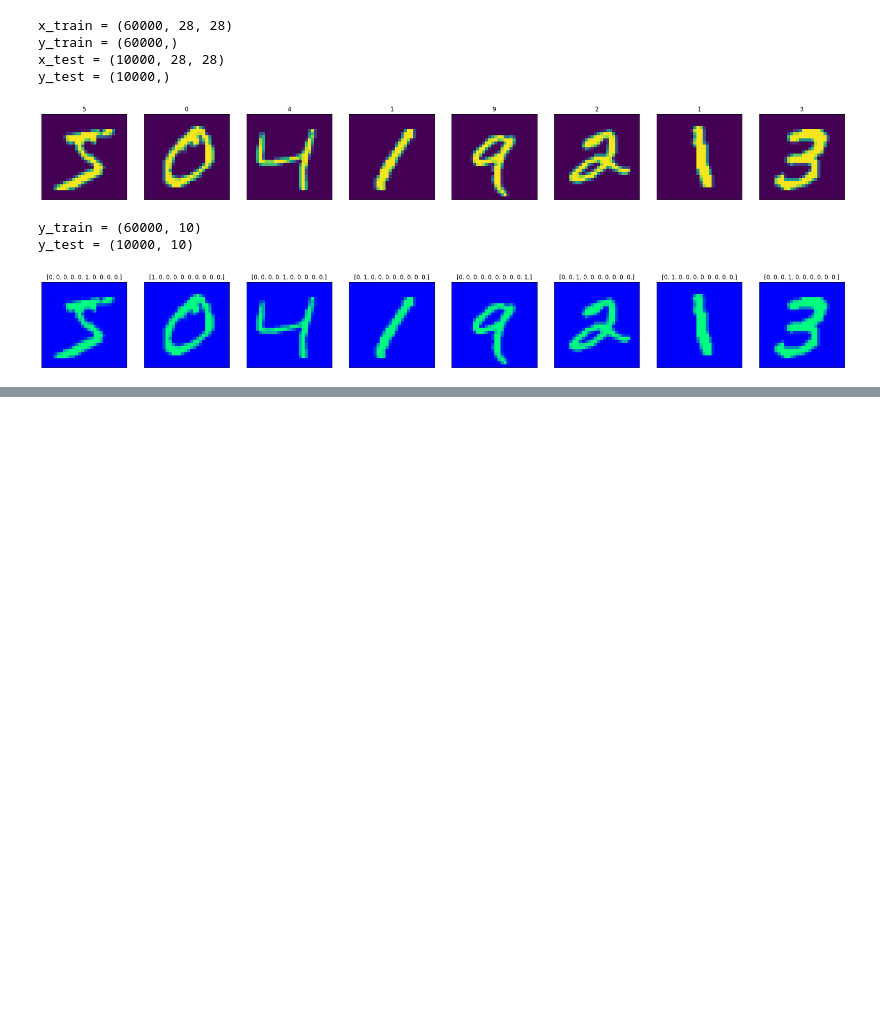
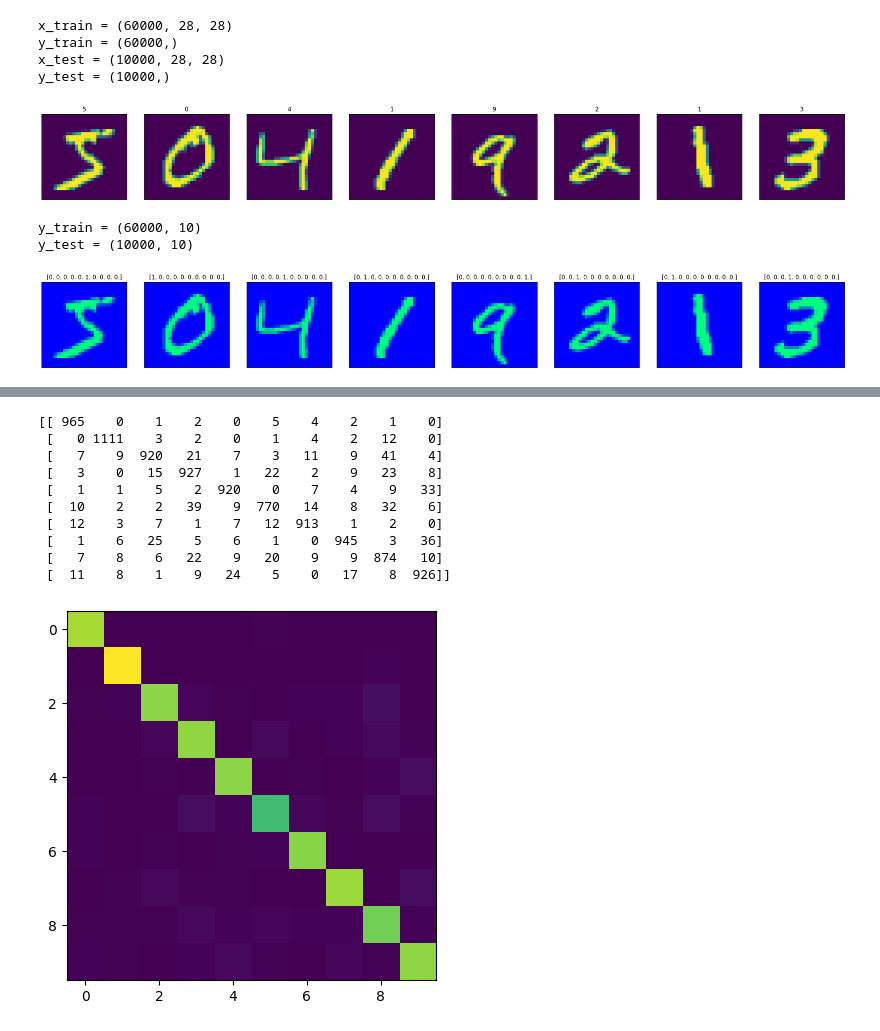
Before and after one commit to YasinRezvani/Python_Learning_Practice_Notebooks, a Jupyter notebook: Exercise Notebooks/Untitled-checkpoint.ipynb, the cells around one changed output, grey strips where cells are left out. Saved outputs shown, nothing was run; the diff lists cells and outputs as text; code cells hidden in the pictures; blank space fills up the shorter version.

```diff
--- a/Exercise Notebooks/Untitled-checkpoint.ipynb
+++ b/Exercise Notebooks/Untitled-checkpoint.ipynb
@@ -133,2 +147,9 @@ for i in range(9):
 [figure]
 ... (6 outputs left out)
+# %%
+# plot confusion matrix
+import sklearn.metrics
+y_pred = model.predict(x_test)
+y_pred = np.argmax(y_pred,axis=1)
+y_true = np.argmax(y_test,axis=1)
+print("Accuracy= {} %".format(100 * np.sum(y_pred == y_true) / len(y_true)))
@@ -134,0 +159,17 @@ for i in range(9):
+# %%
+# show confusion plot (none normalize)
+conf = sklearn.metrics.confusion_matrix(y_true,y_pred,normalize=None)
+plt.imshow(conf)
+print(conf)
+# %% [output]
+[[ 965    0    1    2    0    5    4    2    1    0]
+ [   0 1111    3    2    0    1    4    2   12    0]
+ [   7    9  920   21    7    3   11    9   41    4]
+ [   3    0   15  927    1   22    2    9   23    8]
+ [   1    1    5    2  920    0    7    4    9   33]
+ [  10    2    2   39    9  770   14    8   32    6]
+ [  12    3    7    1    7   12  913    1    2    0]
+ [   1    6   25    5    6    1    0  945    3   36]
+ [   7    8    6   22    9   20    9    9  874   10]
+ [  11    8    1    9   24    5    0   17    8  926]]
+[figure, added]
```
Also changed, not shown: parts of 6 cells of this notebook, 3 other files.
